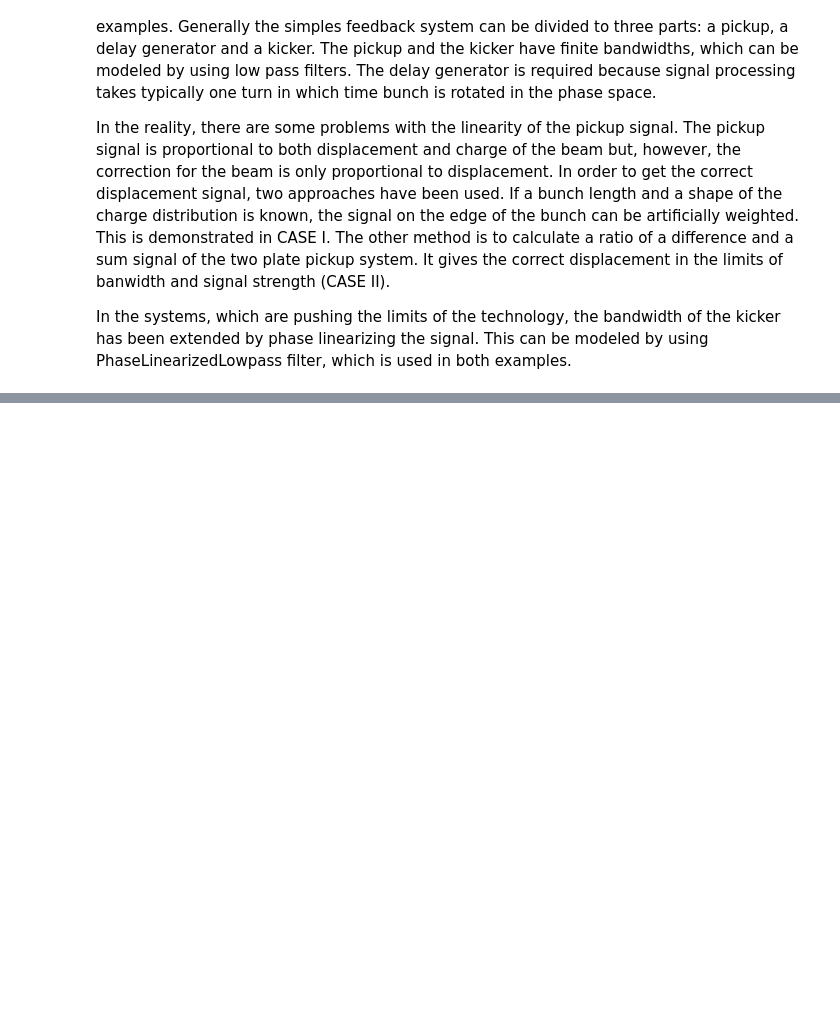
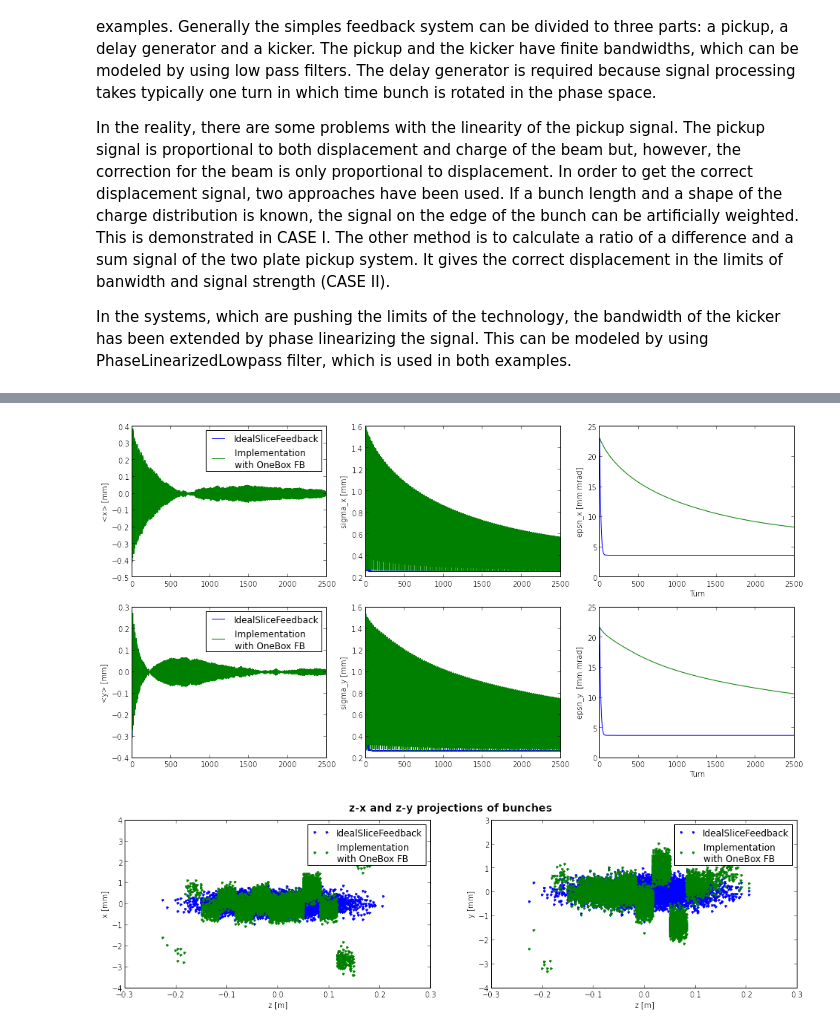
Before and after one commit to jkomppula/PyHEADTAIL_feedback, a Jupyter notebook: interactive-tests/RealisticOneboxFeedbackTest.ipynb, the cells around one changed output, grey strips where cells are left out. Drawn from its saved outputs; the diff is of its cells as text; code cells hidden in the pictures; blank space fills up the shorter version.

```diff
--- a/interactive-tests/RealisticOneboxFeedbackTest.ipynb
+++ b/interactive-tests/RealisticOneboxFeedbackTest.ipynb
@@ -327,41 +326,45 @@ bunch_fast_FB = copy.deepcopy(bunch_ref)
 tracker_fast_FB = BunchTracker(bunch_fast_FB)
 
 #Cut off frequencies of the pickup and the kicker
-f_c_pickup = 1e12
-f_c_kicker = 1e10
+f_c_pickup = 1500e6
+f_c_kicker = 100e6
 
 # parameters for the register:
 # betatron phase shifts per turn
 omega_x = 2.*pi*Q_x
 omega_y = 2.*pi*Q_y
 # delay [turns]
 n_delay = 1
 # number of turns averaged
-n_avg = 10
+n_avg = 2
 
 # parameters for the inverse weighter
 # parameters for the inverse weighter
 bunch_length = 0.2
 bunch_decay_length = 0.1
 maximum_weight = 10
 
-noise_level = 0.1e-3
-threshold_level = 0.4e-3
+noise_level = 0.01e-3
+threshold_level = 1e-2
+reference_level = 1e-3
 
-signal_processors_x = [PickUp(noise_level,f_c_pickup,threshold_level),
+signal_processors_x = [PickUpProcessor(noise_level,f_c_pickup,threshold_level,reference_level),
                        VectorSumRegister(n_delay,n_avg,omega_x),
                        PhaseLinearizedLowpass(f_c_kicker)
                       ]
 
-signal_processors_y = [PickUp(noise_level,f_c_pickup,threshold_level),
+signal_processors_y = [PickUpProcessor(noise_level,f_c_pickup,threshold_level,reference_level),
                        VectorSumRegister(n_delay,n_avg,omega_y),
                        PhaseLinearizedLowpass(f_c_kicker)
                       ]
 
 feedback_map = OneboxFeedback(feedback_gain,slicer,signal_processors_x,signal_processors_y,'displacement')
 total_map_FB = [i for i in trans_map] + [long_map] + [feedback_map]
 
 track(n_turns, bunch_fast_FB,total_map_FB,tracker_fast_FB)
 
 compare_traces([tracker_IdealSliceFB,tracker_fast_FB], ['IdealSliceFeedback', 'Implementation \nwith OneBox FB'])
 compare_projections([bunch_IdealSliceFB, bunch_fast_FB], ['IdealSliceFeedback', 'Implementation \nwith OneBox FB'])
+# %% [output]
+[figure, added]
+[figure, added]
```
Also changed, not shown: parts of 3 cells of this notebook, 1 other file.
